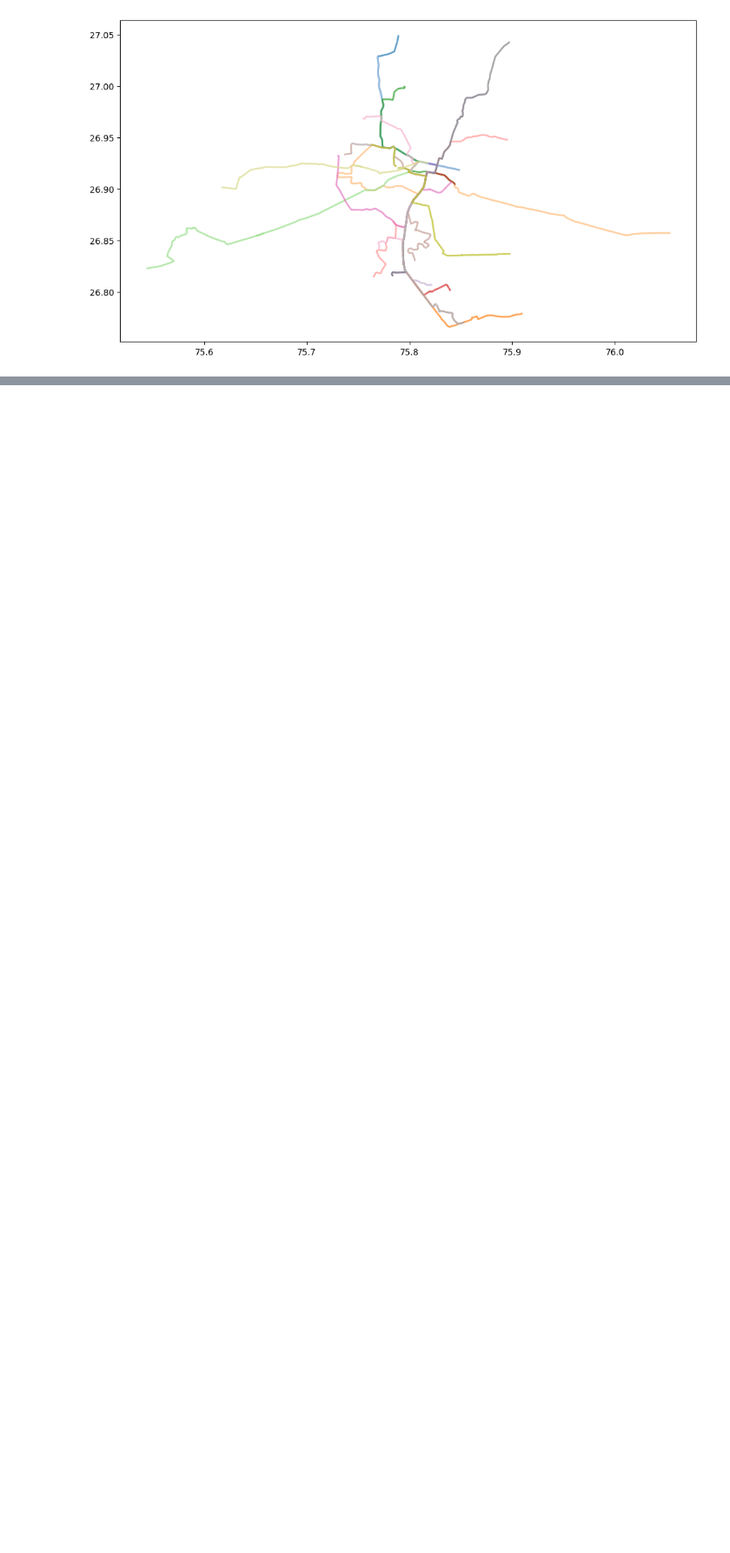
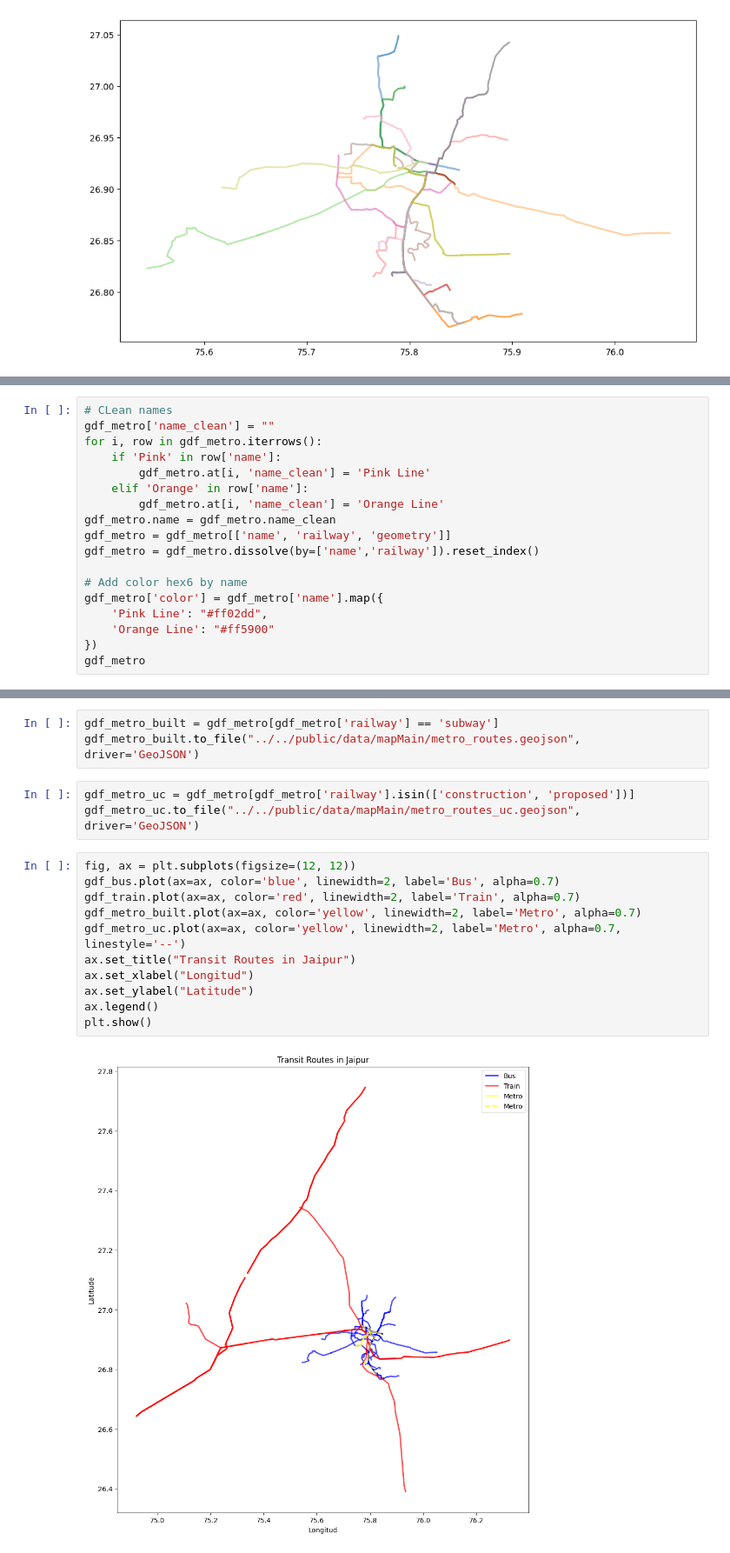
Before and after one commit to shaunhoang/mobility-dash, a Jupyter notebook: data-source/data-analysis/transit_routes.ipynb, the cells around one changed output, grey strips where cells are left out. Shown: that part at 87% size. Drawn from its saved outputs; the diff is of its cells as text; blank space fills up the shorter version.

```diff
--- a/data-source/data-analysis/transit_routes.ipynb
+++ b/data-source/data-analysis/transit_routes.ipynb
@@ -248,0 +228,18 @@ gdf_metro.to_file("../../public/data/mapMain/metro_routes.geojson", driver='GeoJ
+# %%
+# CLean names
+gdf_metro['name_clean'] = ""
+for i, row in gdf_metro.iterrows():
+    if 'Pink' in row['name']:
+        gdf_metro.at[i, 'name_clean'] = 'Pink Line'
+    elif 'Orange' in row['name']:
+        gdf_metro.at[i, 'name_clean'] = 'Orange Line'
+gdf_metro.name = gdf_metro.name_clean
+gdf_metro = gdf_metro[['name', 'railway', 'geometry']]
+gdf_metro = gdf_metro.dissolve(by=['name','railway']).reset_index()
+
+# Add color hex6 by name
+gdf_metro['color'] = gdf_metro['name'].map({
+    'Pink Line': "#ff02dd",
+    'Orange Line': "#ff5900"
+})
+gdf_metro
@@ -248,0 +252,19 @@ gdf_metro.to_file("../../public/data/mapMain/metro_routes.geojson", driver='GeoJ
+# %%
+gdf_metro_built = gdf_metro[gdf_metro['railway'] == 'subway']
+gdf_metro_built.to_file("../../public/data/mapMain/metro_routes.geojson", driver='GeoJSON')
+# %%
+gdf_metro_uc = gdf_metro[gdf_metro['railway'].isin(['construction', 'proposed'])]
+gdf_metro_uc.to_file("../../public/data/mapMain/metro_routes_uc.geojson", driver='GeoJSON')
+# %%
+fig, ax = plt.subplots(figsize=(12, 12))
+gdf_bus.plot(ax=ax, color='blue', linewidth=2, label='Bus', alpha=0.7)
+gdf_train.plot(ax=ax, color='red', linewidth=2, label='Train', alpha=0.7)
+gdf_metro_built.plot(ax=ax, color='yellow', linewidth=2, label='Metro', alpha=0.7)
+gdf_metro_uc.plot(ax=ax, color='yellow', linewidth=2, label='Metro', alpha=0.7, linestyle='--')
+ax.set_title("Transit Routes in Jaipur")
+ax.set_xlabel("Longitud")
+ax.set_ylabel("Latitude")
+ax.legend()
+plt.show()
+# %% [output]
+[figure, added]
```
Also changed, not shown: parts of 16 cells of this notebook, 21 other files.
